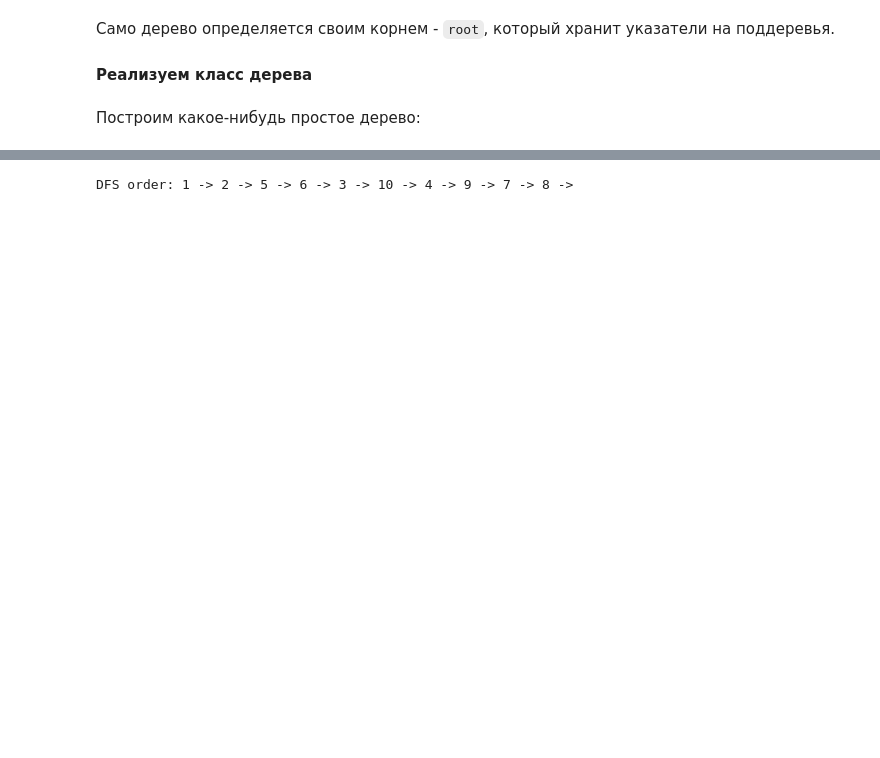
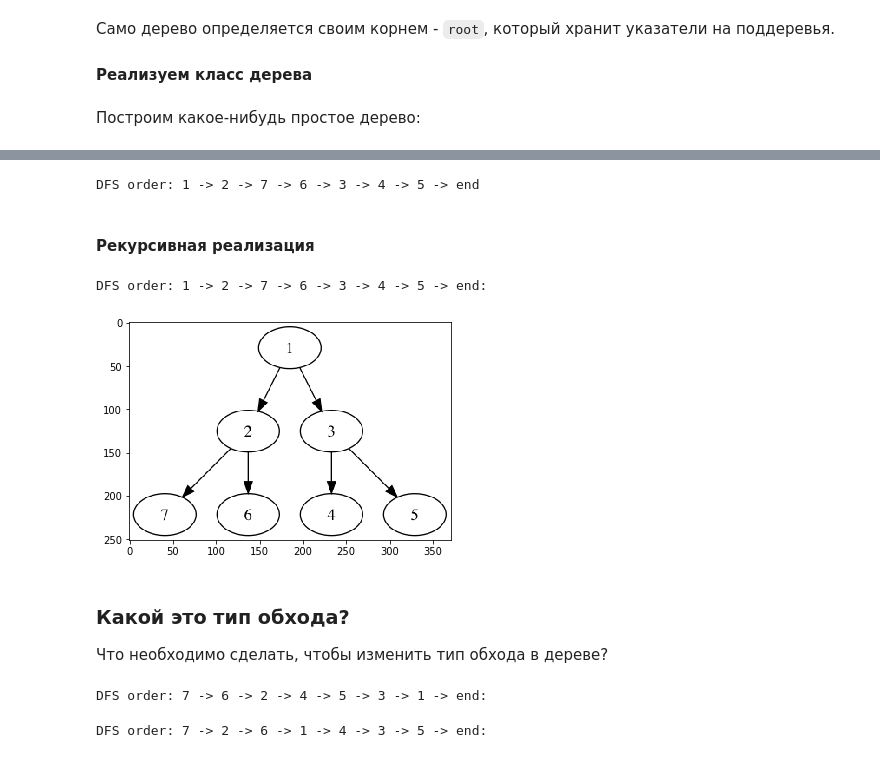
Before and after one commit to nasoboleva/Lyceum-Graphs-Course, a Jupyter notebook: labs/BinaryTrees.ipynb, the cells around one changed output, grey strips where cells are left out. Saved outputs shown, nothing was run; the diff lists cells and outputs as text; code cells hidden in the pictures; blank space fills up the shorter version.

```diff
--- a/labs/BinaryTrees.ipynb
+++ b/labs/BinaryTrees.ipynb
@@ -130 +147,7 @@ BFS order: 1 -> 2 -> 3 -> 5 -> 6 -> 10 -> 4 -> 9 -> 7 -> 8 -> end
+# %%
+TreeDFS_naive(tree)
+# %% [output]
+DFS order: 1 -> 2 -> 7 -> 6 -> 3 -> 4 -> 5 -> end
+# %% [markdown]
+#### Pекурсивная реализация
 # %%
@@ -139,7 +157,17 @@ def TreeDFS(tree, visited=None):
     # call DFS(left child) if it is not None and hasn't been visited to the queue and visited
 
     # call DFS(right child) if it is not None and hasn't been visited to the queue and visited
+# %%
+print ("DFS order:", end=' ')
+TreeDFS(tree.root)
+print ("end:")
+# %% [output]
+DFS order: 1 -> 2 -> 7 -> 6 -> 3 -> 4 -> 5 -> end:
 # %%
-TreeDFS(tree.root)
+draw_tree(tree.root, file_name='tree')
 # %% [output]
-DFS order: 1 -> 2 -> 5 -> 6 -> 3 -> 10 -> 4 -> 9 -> 7 -> 8 ->
+[figure, added]
+# %% [markdown]
+### Какой это тип обхода?
+
+Что необходимо сделать, чтобы изменить тип обхода в дереве?
@@ -145,0 +177,6 @@ DFS order: 1 -> 2 -> 5 -> 6 -> 3 -> 10 -> 4 -> 9 -> 7 -> 8 ->
+# %%
+print ("DFS order:", end=' ')
+TreeDFS_post(tree.root)
+print ("end:")
+# %% [output]
+DFS order: 7 -> 6 -> 2 -> 4 -> 5 -> 3 -> 1 -> end:
@@ -145,0 +186,6 @@ DFS order: 1 -> 2 -> 5 -> 6 -> 3 -> 10 -> 4 -> 9 -> 7 -> 8 ->
+# %%
+print ("DFS order:", end=' ')
+TreeDFS_in(tree.root)
+print ("end:")
+# %% [output]
+DFS order: 7 -> 2 -> 6 -> 1 -> 4 -> 3 -> 5 -> end:
```
Also changed, not shown: parts of 9 cells of this notebook, 3 other files.
